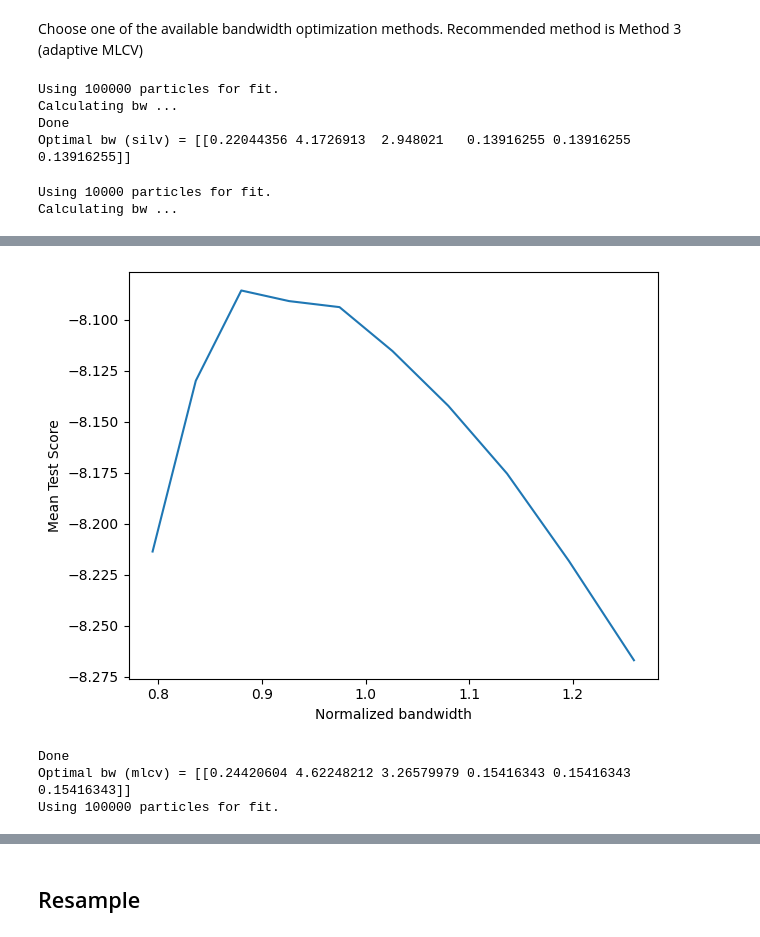
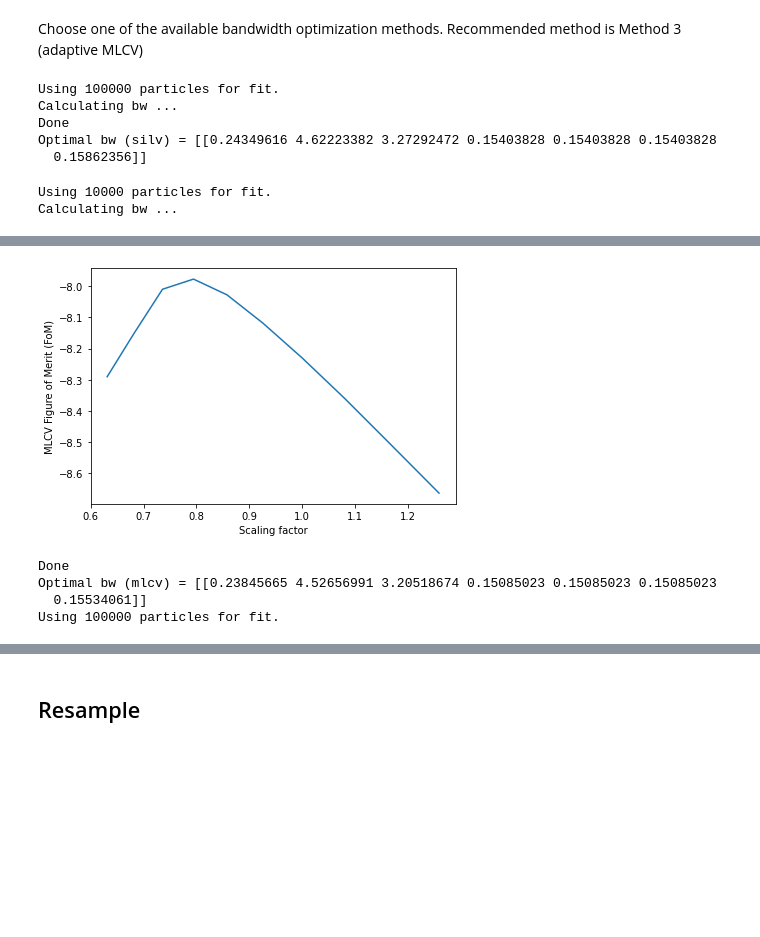
Before and after one commit to KDSource/KDSource, a Jupyter notebook: docs/examples/Verification.ipynb, the cells around one changed output, grey strips where cells are left out. Saved outputs shown, nothing was run; the diff lists cells and outputs as text; code cells hidden in the pictures; blank space fills up the shorter version.

Commit message:
Modified the example to take into account the time variable, and also to plot the time distribution results

```diff
--- a/docs/examples/Verification.ipynb
+++ b/docs/examples/Verification.ipynb
@@ -140,7 +149,8 @@ plist = kds.PList(samples)
 # Geometry: define metrics for variables
 geom = kds.Geometry([kds.geom.Lethargy(E0),
                      kds.geom.SurfXY(),
-                     kds.geom.Isotrop()])
+                     kds.geom.Isotrop(),
+                     kds.geom.Decade()])
 # Create KDSource
 s = kds.KDSource(plist, geom)
 # %% [output]
@@ -153,7 +163,7 @@ N_eff = 99017.524768456
 ### Optimize bandwidth
 # %%
 # Give a little more importance to energy
-var_importance = [3,1,1,1,1,1]
+var_importance = [3,1,1,1,1,1,1]
 
 parts,ws = s.plist.get(N=-1)
 scaling = s.geom.std(parts=parts)
@@ -176,7 +186,8 @@ s.fit(N, scaling=scaling)
 Using 100000 particles for fit.
 Calculating bw ...
 Done
-Optimal bw (silv) = [[0.22044356 4.1726913  2.948021   0.13916255 0.13916255 0.13916255]]
+Optimal bw (silv) = [[0.24349616 4.62223382 3.27292472 0.15403828 0.15403828 0.15403828
+  0.15862356]]
 # %%
 # Method 2: Non-adaptive Maximum Likelihood Cross-Validation:
 # Creates a grid of non-adaptive bandwidths and evaluates the
@@ -186,7 +197,7 @@ Optimal bw (silv) = [[0.22044356 4.1726913  2.948021   0.13916255 0.13916255 0.1
 
 s.bw_method = "mlcv"
 seed = None # Default: Use the Silverman's Rule as seed
-grid = np.logspace(-0.1,0.1,10)
+grid = np.logspace(-0.2,0.1,10)
 
 N_cv = int(1E4) # Use a smaller N to reduce computation times
 s.fit(N_cv, scaling=scaling, seed=seed, grid=grid)
@@ -207,6 +218,7 @@ Calculating bw ...
-[figure, old version]
+[figure, new version]
 Done
-Optimal bw (mlcv) = [[0.24420604 4.62248212 3.26579979 0.15416343 0.15416343 0.15416343]]
+Optimal bw (mlcv) = [[0.23845665 4.52656991 3.20518674 0.15085023 0.15085023 0.15085023
+  0.15534061]]
 Using 100000 particles for fit.
 # %%
 # Method 3: Adaptive Maximum Likelihood Cross-Validation:
```
Also changed, not shown: parts of 16 cells of this notebook.
